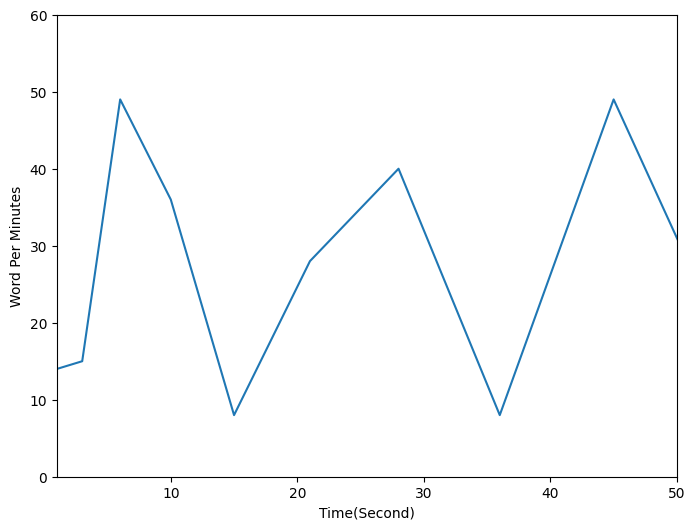
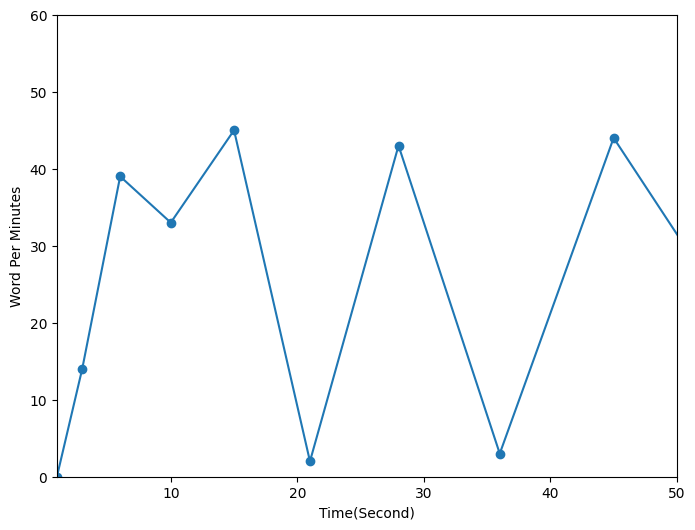
Unified diff of the notebook cell whose output changed from the first chart to the second:
--- before
+++ after
@@ -4,5 +4,5 @@
 
 fig, ax = plt.subplots(figsize=(8,6))
-ax.plot(seconds, wpm)
+ax.plot(seconds, wpm, marker='o')
 
 ax.set_xlim(1,50)

Commit: Commit all modified and new files